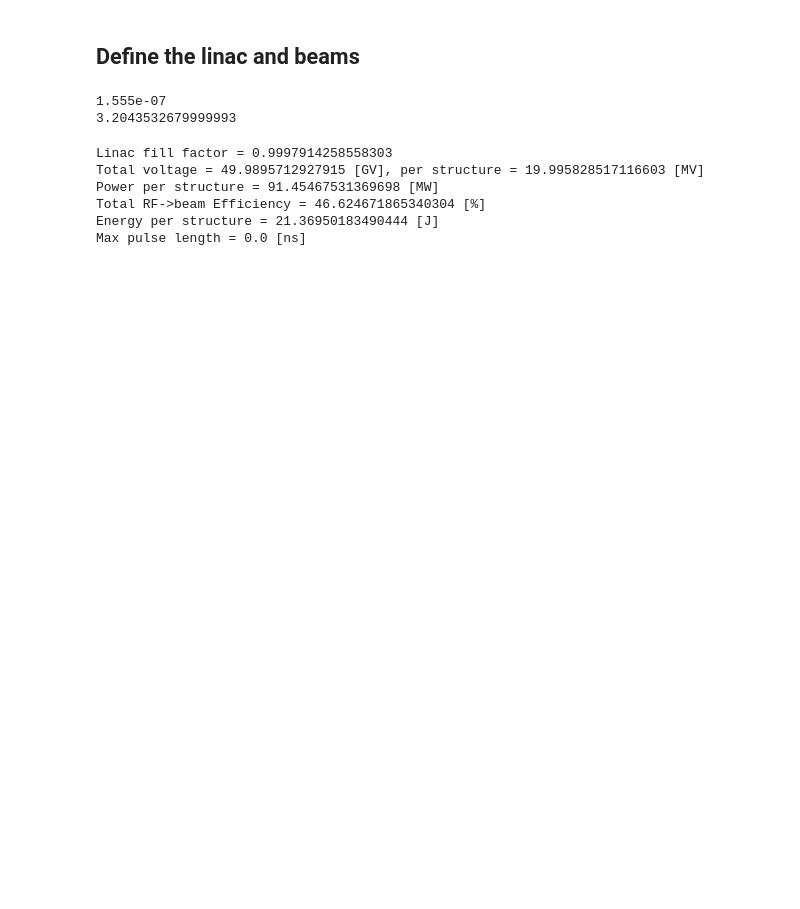
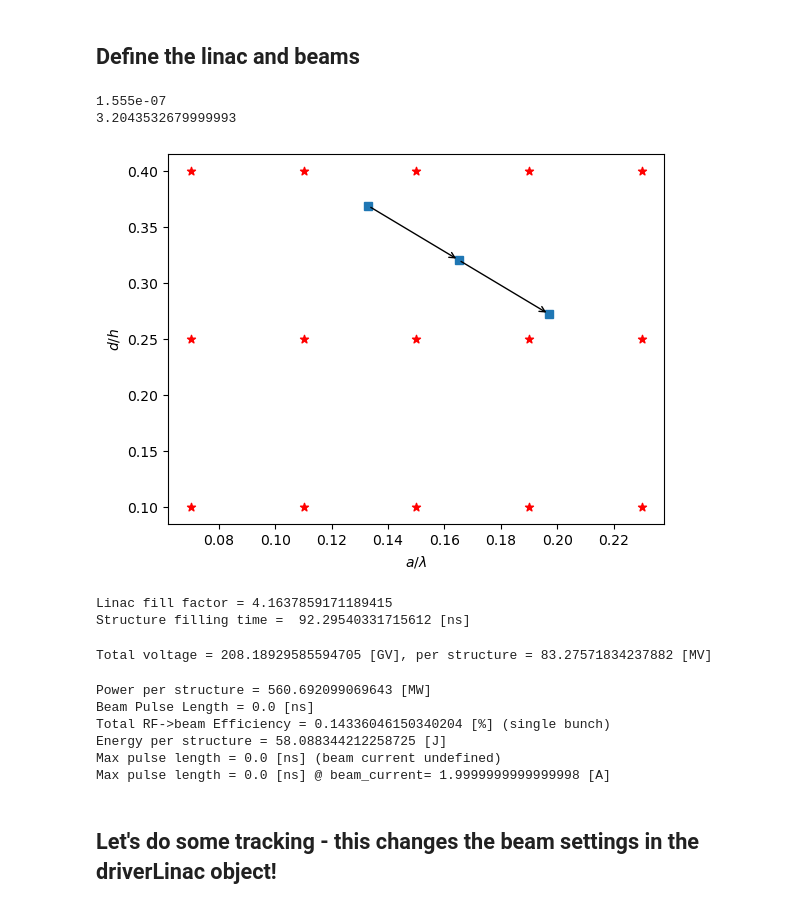
Before and after one commit to abel-framework/ABEL, a Jupyter notebook: examples/RFaccelerator_example.ipynb, the cells around one changed output. Saved outputs shown, nothing was run; the diff lists cells and outputs as text; code cells hidden in the pictures; blank space fills up the shorter version.

Commit message:
Homogenize time structure stuff in RFAccelerator, make it possible to change parameters of CLICG and CLIC502 after construction.

```diff
--- a/examples/RFaccelerator_example.ipynb
+++ b/examples/RFaccelerator_example.ipynb
@@ -33,28 +30,73 @@ print(-beam.average_current_train())
 # %%
 #Examples of RFAccelerators
 
 #Multi structure linacs
-driverLinac = RFAccelerator_TW_CLICG(length=500,num_structures=2500, gradient=100e6, beam_pulse_length=beam.train_duration(), beam_current=abs(beam.average_current_train()))
+
+#driverLinac = RFAccelerator_TW_CLICG()
+
+driverLinac = RFAccelerator_TW_DB2()
+
+#Set some linac parameters
+driverLinac.length = 500
+driverLinac.num_structures = 2500
+
+#Set some common structure parameters
+driverLinac.rf_frequency = 6.0e9
+driverLinac.num_rf_cells = 50
+
+#Set some specialized structure parameters
+driverLinac.a_n *= 1.5
+driverLinac.a_n_delta *= 2
+
+driverLinac.d_n *= 2.0
+driverLinac.d_n_delta *= -1.2
+
+driverLinac.plot_database_points()
+
 #driverLinac = RFAccelerator_TW_CLICG(num_rf_cells=100, f0_scaleto=6.0, length=500,num_structures=100, gradient=100e6, beam_pulse_length=100e-9, beam_current=1)
+
 
 #Single structure "linac"
 #driverLinac = RFAccelerator_TW_CLICG(num_rf_cells=24, f0_scaleto=3.0, length=None, num_structures=1, gradient=100e6, beam_pulse_length=100e-9, beam_current=550)
 #driverLinac = RFAccelerator_TW_CLIC502(num_rf_cells=25, f0_scaleto=3.0, length=None, num_structures=1, gradient=100e6, beam_pulse_length=100e-9, beam_current=1)
-
-
-print("Linac fill factor =", driverLinac.fill_factor)
-print("Total voltage =", driverLinac.get_voltage_total()/1e9, "[GV], per structure =", \
-      driverLinac.get_voltage_structure()/1e6, "[MV]")
-print("Power per structure =", driverLinac.get_structure_power()/1e6, "[MW]")
-print("Total RF->beam Efficiency =", driverLinac.get_RF_efficiency()*100, "[%]")
-print("Energy per structure =", driverLinac.get_structure_pulse_energy(), "[J]")
-print("Max pulse length =", driverLinac.get_max_pulse_length()*1e9, "[ns]")
 # %% [output]
-Linac fill factor = 0.9997914258558303
-Total voltage = 49.9895712927915 [GV], per structure = 19.995828517116603 [MV]
-Power per structure = 91.45467531369698 [MW]
-Total RF->beam Efficiency = 46.624671865340304 [%]
-Energy per structure = 21.36950183490444 [J]
-Max pulse length = 0.0 [ns]
+[figure, added]
+# %%
+
+#Geometry only
+print("Linac fill factor =", driverLinac.fill_factor)
+print("Structure filling time = ", driverLinac.get_t_fill()*1e9, "[ns]")
+# %% [output]
+Linac fill factor = 4.1637859171189415
+Structure filling time =  92.29540331715612 [ns]
+# %%
+#Basic gradient/voltage information
+driverLinac.gradient_structure = 100e6 #It will figure out the voltages from the geometry
+print("Total voltage =", driverLinac.voltage_total/1e9, "[GV], per structure =", \
+      driverLinac.voltage_structure/1e6, "[MV]")
+# %% [output]
+Total voltage = 208.18929585594705 [GV], per structure = 83.27571834237882 [MV]
+# %%
+driverLinac.num_bunches_in_train = 1
+print("Power per structure =", driverLinac.get_structure_power()/1e6, "[MW]")
+#driverLinac.bunch_separation = 6/12e9 #6 buckets at 12 GHz
+print("Beam Pulse Length =", driverLinac.train_duration, "[ns]")
+driverLinac.bunch_charge = 1e-9 #[C]
+print("Total RF->beam Efficiency =", driverLinac.get_RF_efficiency()*100, "[%] (single bunch)")
+print("Energy per structure =", driverLinac.get_structure_pulse_energy(), "[J]")
+print("Max pulse length =", driverLinac.get_pulse_length_max()*1e9, "[ns] (beam current undefined)")
+driverLinac.bunch_charge = 1e-9 #[C]
+driverLinac.num_bunches_in_train = 2
+driverLinac.bunch_separation = 6/12e9 #6 buckets at 12 GHz
+print("Max pulse length =", driverLinac.get_pulse_length_max()*1e9, "[ns] @ beam_current=",driverLinac.average_current_train, "[A]")
+# %% [output]
+Power per structure = 560.692099069643 [MW]
+Beam Pulse Length = 0.0 [ns]
+Total RF->beam Efficiency = 0.14336046150340204 [%] (single bunch)
+Energy per structure = 58.088344212258725 [J]
+Max pulse length = 0.0 [ns] (beam current undefined)
+Max pulse length = 0.0 [ns] @ beam_current= 1.9999999999999998 [A]
+# %% [markdown]
+## Let's do some tracking - this changes the beam settings in the driverLinac object!
 # %%
 beam.plot_lps()
```
Also changed, not shown: parts of 4 cells of this notebook, 5 other files.
